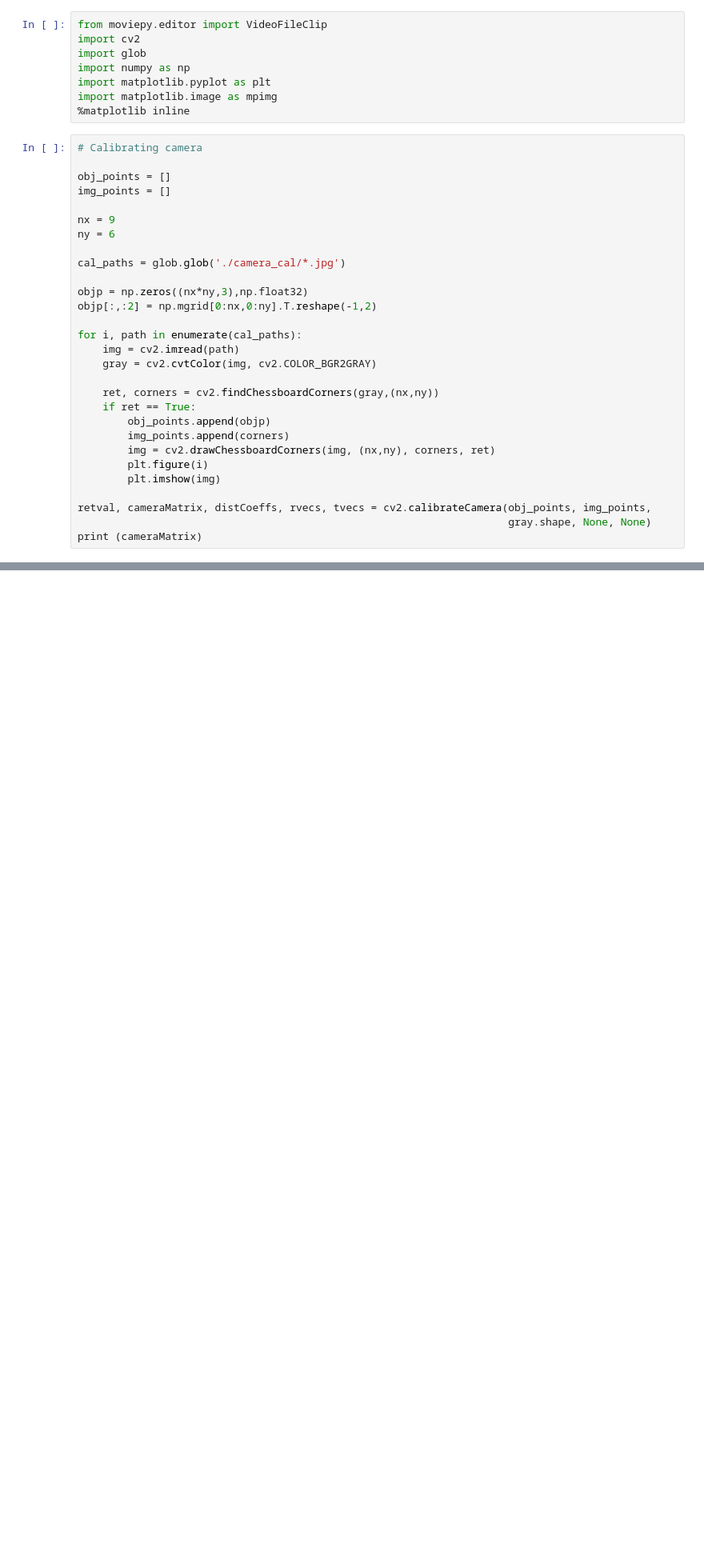
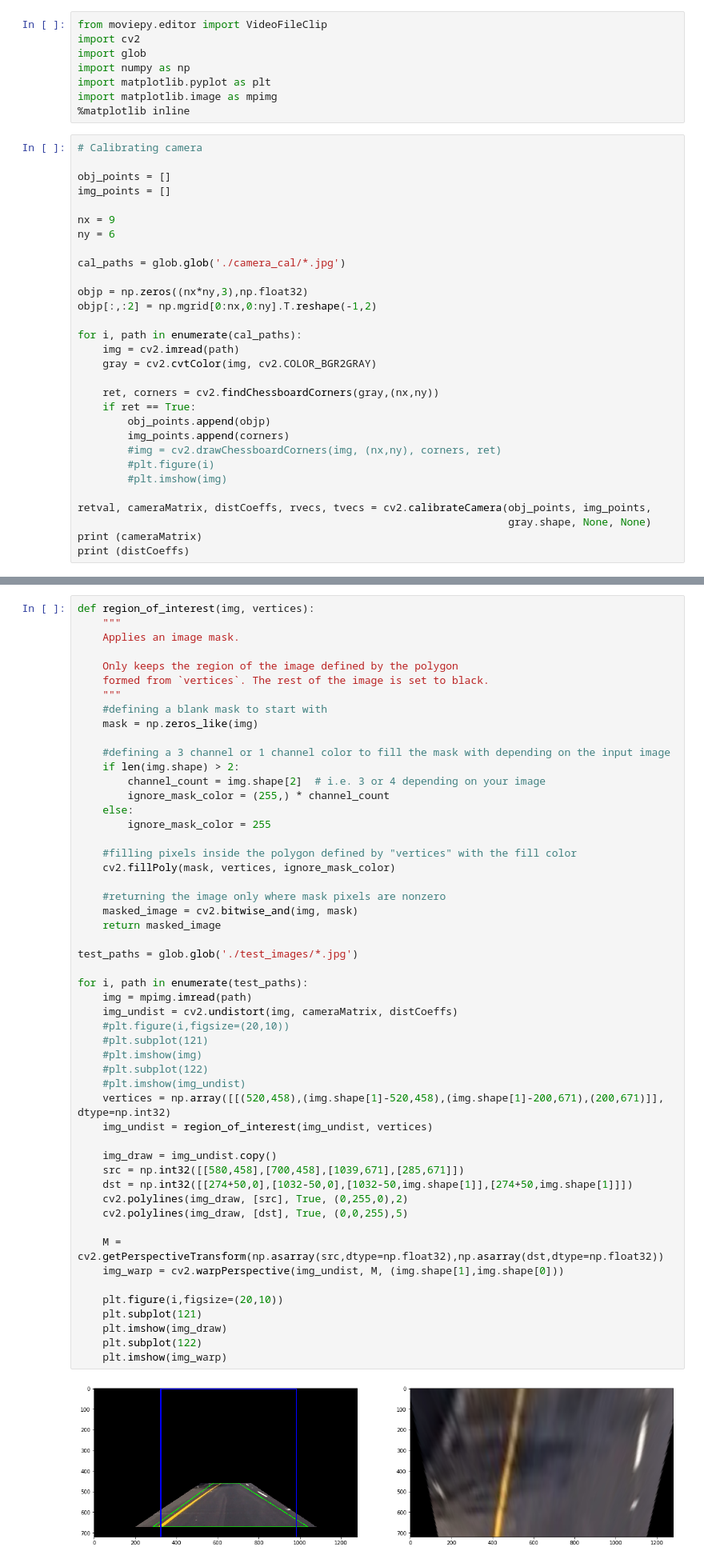
Before and after one commit to KonArtist02/CarND-Advanced-Lane-Lines, a Jupyter notebook: CarND-Advanced-Lane-Lines.ipynb, the cells around one changed output, grey strips where cells are left out. Shown at 80% size. Drawn from its saved outputs; the diff is of its cells as text; blank space fills up the shorter version.

```diff
--- a/CarND-Advanced-Lane-Lines.ipynb
+++ b/CarND-Advanced-Lane-Lines.ipynb
@@ -28,13 +28,14 @@ for i, path in enumerate(cal_paths):
     if ret == True:
         obj_points.append(objp)
         img_points.append(corners)
-        img = cv2.drawChessboardCorners(img, (nx,ny), corners, ret)
-        plt.figure(i)
-        plt.imshow(img)
+        #img = cv2.drawChessboardCorners(img, (nx,ny), corners, ret)
+        #plt.figure(i)
+        #plt.imshow(img)
 
 retval, cameraMatrix, distCoeffs, rvecs, tvecs = cv2.calibrateCamera(obj_points, img_points,
                                                                      gray.shape, None, None)
 print (cameraMatrix)
+print (distCoeffs)
 # %% [output]
 [[  1.15396100e+03   0.00000000e+00   6.69706490e+02]
  [  0.00000000e+00   1.14802504e+03   3.85655584e+02]
@@ -127,0 +45,54 @@ cv2.destroyAllWindows()
+# %%
+def region_of_interest(img, vertices):
+    """
+    Applies an image mask.
+
+    Only keeps the region of the image defined by the polygon
+    formed from `vertices`. The rest of the image is set to black.
+    """
+    #defining a blank mask to start with
+    mask = np.zeros_like(img)
+
+    #defining a 3 channel or 1 channel color to fill the mask with depending on the input image
+    if len(img.shape) > 2:
+        channel_count = img.shape[2]  # i.e. 3 or 4 depending on your image
+        ignore_mask_color = (255,) * channel_count
+    else:
+        ignore_mask_color = 255
+
+    #filling pixels inside the polygon defined by "vertices" with the fill color
+    cv2.fillPoly(mask, vertices, ignore_mask_color)
+
+    #returning the image only where mask pixels are nonzero
+    masked_image = cv2.bitwise_and(img, mask)
+    return masked_image
+
+test_paths = glob.glob('./test_images/*.jpg')
+
+for i, path in enumerate(test_paths):
+    img = mpimg.imread(path)
+    img_undist = cv2.undistort(img, cameraMatrix, distCoeffs)
+    #plt.figure(i,figsize=(20,10))
+    #plt.subplot(121)
+    #plt.imshow(img)
+    #plt.subplot(122)
+    #plt.imshow(img_undist)
+    vertices = np.array([[(520,458),(img.shape[1]-520,458),(img.shape[1]-200,671),(200,671)]], dtype=np.int32)
+    img_undist = region_of_interest(img_undist, vertices)
+
+    img_draw = img_undist.copy()
+    src = np.int32([[580,458],[700,458],[1039,671],[285,671]])
+    dst = np.int32([[274+50,0],[1032-50,0],[1032-50,img.shape[1]],[274+50,img.shape[1]]])
+    cv2.polylines(img_draw, [src], True, (0,255,0),2)
+    cv2.polylines(img_draw, [dst], True, (0,0,255),5)
+
+    M = cv2.getPerspectiveTransform(np.asarray(src,dtype=np.float32),np.asarray(dst,dtype=np.float32))
+    img_warp = cv2.warpPerspective(img_undist, M, (img.shape[1],img.shape[0]))
+
+    plt.figure(i,figsize=(20,10))
+    plt.subplot(121)
+    plt.imshow(img_draw)
+    plt.subplot(122)
+    plt.imshow(img_warp)
+# %% [output]
+[figure, added]
```
Also changed, not shown: parts of 10 cells of this notebook.
